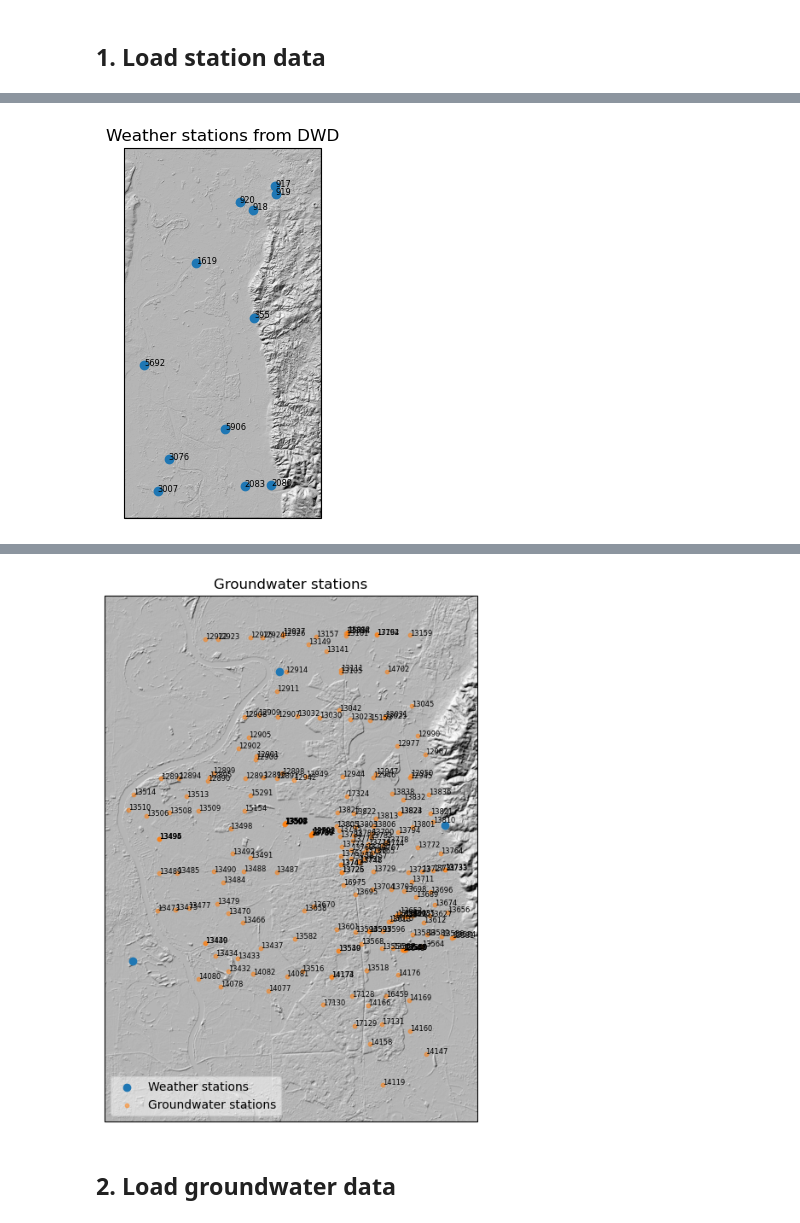
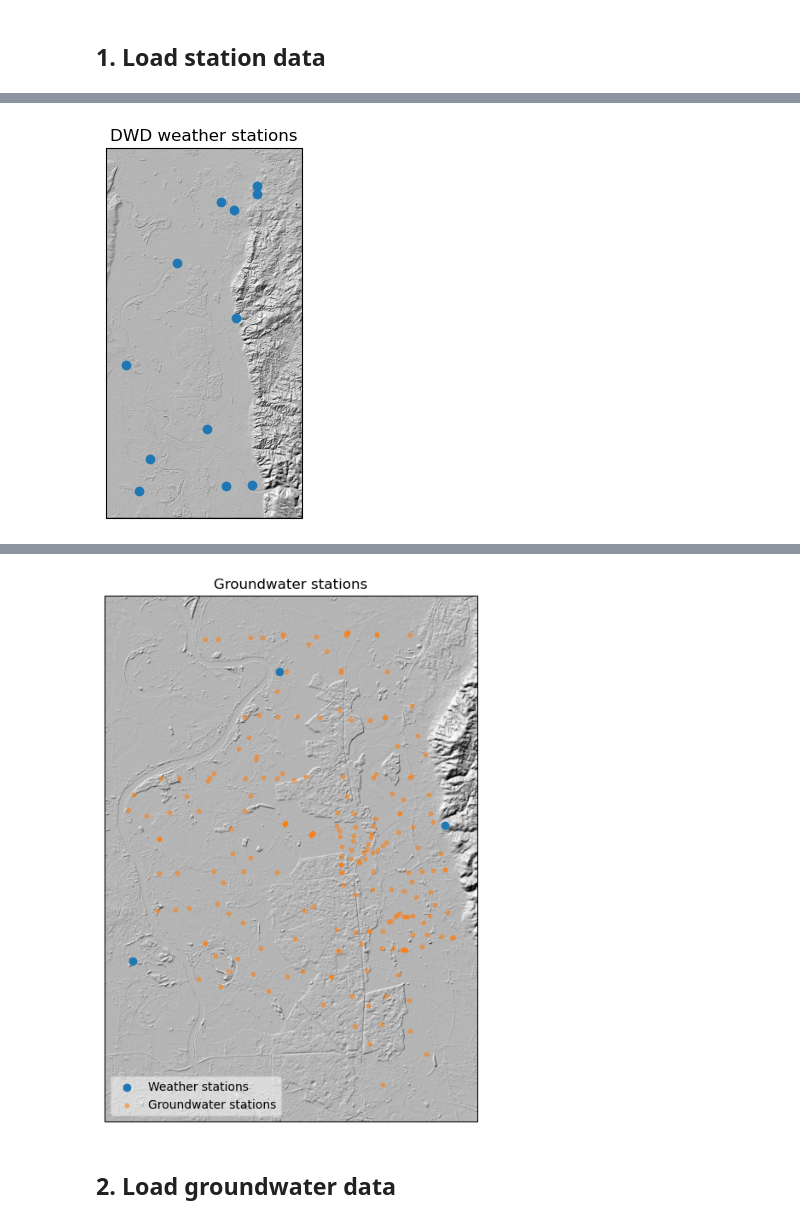
Before and after one commit to silandkyan/predict_groundwater, a Jupyter notebook: exploration.ipynb, the cells around one changed output, grey strips where cells are left out. Drawn from its saved outputs; the diff is of its cells as text; code cells hidden in the pictures.

```diff
--- a/exploration.ipynb
+++ b/exploration.ipynb
@@ -36,29 +36,31 @@ dem, dem_extent = load_dem('./data/dem/bergstraße30_shaded.tif')
 # %%
 # Create a figure and axis with a PlateCarree projection
 fig, ax = plt.subplots(#figsize=(8, 6),
                        subplot_kw={'projection': ccrs.PlateCarree()} # removes axis labels
                       )
 
 # Plot hillshade DEM
 ax.imshow(dem,
           extent=(dem_extent[0], dem_extent[2], dem_extent[1], dem_extent[3]),
           cmap='gray', origin='upper', aspect='auto')
 
 ws.plot(ax=ax, label='Weather stations')
 
-for index, row in ws.iterrows():
-    ax.annotate(row['station_id'],
-                (row['geometry'].x, row['geometry'].y),
-                fontsize=6)
+if False:
+    for index, row in ws.iterrows():
+        ax.annotate(row['station_id'],
+                    (row['geometry'].x, row['geometry'].y),
+                    fontsize=6)
 
 #ax.legend(loc='lower left', framealpha=0.5)
-plt.title('Weather stations from DWD')
+plt.title('DWD weather stations')
 
 #plt.savefig('./figs/map_weather_stations.png', bbox_inches='tight')
+plt.savefig('./figs/map_weather_stations_no_annot.png', bbox_inches='tight')
 # Show the plot
 plt.show()
 # %% [output]
-[figure, old version]
+[figure, new version]
 # %%
 gs = load_groundwater_station_data('./data/groundwater/bergstraße/gw_stations_bergstraße.csv')
 gs.head()
@@ -85,10 +87,11 @@ ax.imshow(dem, extent=(dem_extent[0], dem_extent[2],
 ws.plot(ax=ax, label='Weather stations')
 gs.plot(ax=ax, label='Groundwater stations', alpha=0.5, markersize=10)
 
-for index, row in gs.iterrows():
-    ax.annotate(row['station_id'],
-                (row['geometry'].x, row['geometry'].y),
-                fontsize=6)
+if False:
+    for index, row in gs.iterrows():
+        ax.annotate(row['station_id'],
+                    (row['geometry'].x, row['geometry'].y),
+                    fontsize=6)
 
 ax.set_xlim(gs_extent[0]-0.02, gs_extent[2]+0.02)
 ax.set_ylim(gs_extent[1]-0.02, gs_extent[3]+0.02)
@@ -97,10 +100,11 @@ ax.legend(loc='lower left', framealpha=0.5)
 plt.title('Groundwater stations')
 
 #plt.savefig('./figs/map_groundwater_stations.png', bbox_inches='tight')
+#plt.savefig('./figs/map_groundwater_stations_no_annot.png', bbox_inches='tight')
 # Show the plot
 plt.show()
 # %% [output]
-[figure, old version]
+[figure, new version]
 # %% [markdown]
 ## 2. Load groundwater data
 # %%
```
Also changed, not shown: 11 other files.
